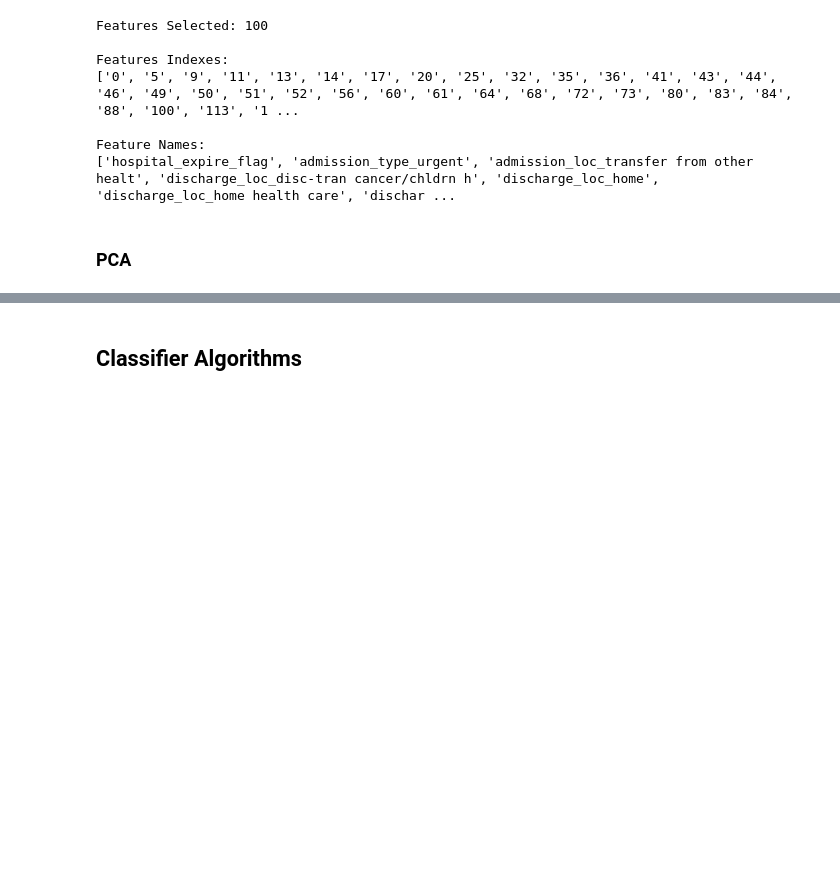
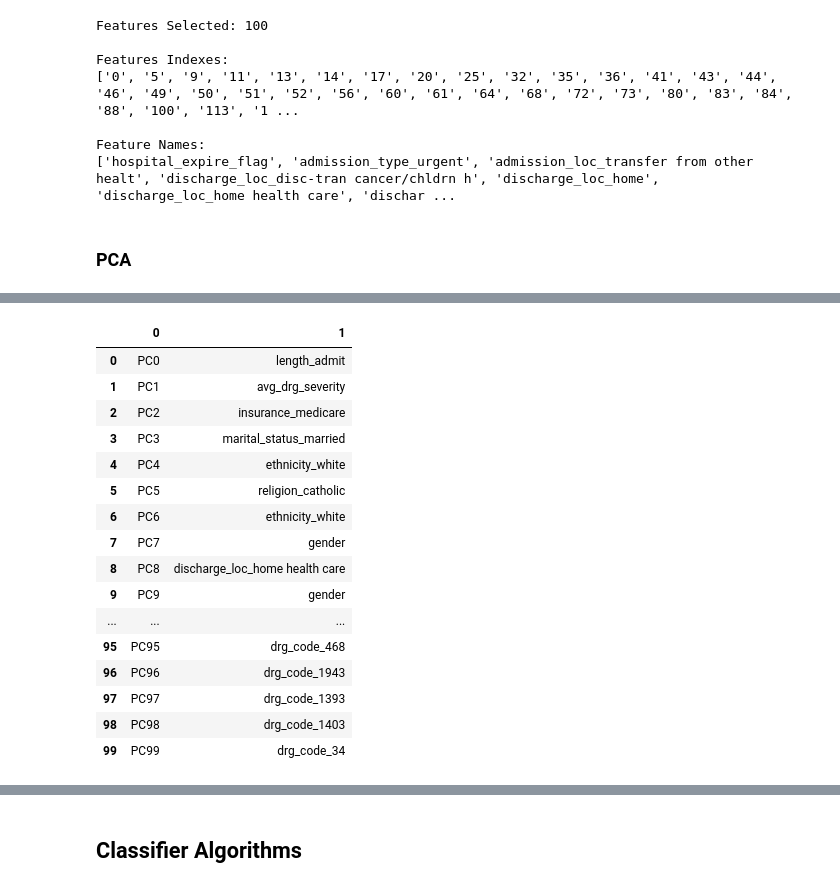
Before and after one commit to stephyap/predicts-depression, a Jupyter notebook: python_notebook.ipynb, the cells around one changed output, grey strips where cells are left out. Drawn from its saved outputs; the diff is of its cells as text; code cells hidden in the pictures; blank space fills up the shorter version.

```diff
--- a/python_notebook.ipynb
+++ b/python_notebook.ipynb
@@ -609,0 +667,36 @@ X_pca = pca.fit_transform(X)
+# %%
+# number of components
+n_pcs= pca.components_.shape[0]
+
+# get the index of the most important feature on EACH component
+# LIST COMPREHENSION HERE
+most_important = [np.abs(pca.components_[i]).argmax() for i in range(n_pcs)]
+
+# get the names
+most_important_names = [X.columns[most_important[i]] for i in range(n_pcs)]
+
+# LIST COMPREHENSION HERE AGAIN
+dic = {'PC{}'.format(i): most_important_names[i] for i in range(n_pcs)}
+
+# build the dataframe
+df_pca = pd.DataFrame(dic.items())
+# %%
+df_pca
+# %% [output]
+|  | 0 | 1 |
+| 0 | PC0 | length_admit |
+| 1 | PC1 | avg_drg_severity |
+| 2 | PC2 | insurance_medicare |
+| 3 | PC3 | marital_status_married |
+| 4 | PC4 | ethnicity_white |
+| 5 | PC5 | religion_catholic |
+| 6 | PC6 | ethnicity_white |
+| 7 | PC7 | gender |
+| 8 | PC8 | discharge_loc_home health care |
+| 9 | PC9 | gender |
+| ... | ... | ... |
+| 95 | PC95 | drg_code_468 |
+| 96 | PC96 | drg_code_1943 |
+| 97 | PC97 | drg_code_1393 |
+| 98 | PC98 | drg_code_1403 |
+| 99 | PC99 | drg_code_34 |
```
Also changed, not shown: parts of 12 cells of this notebook.
